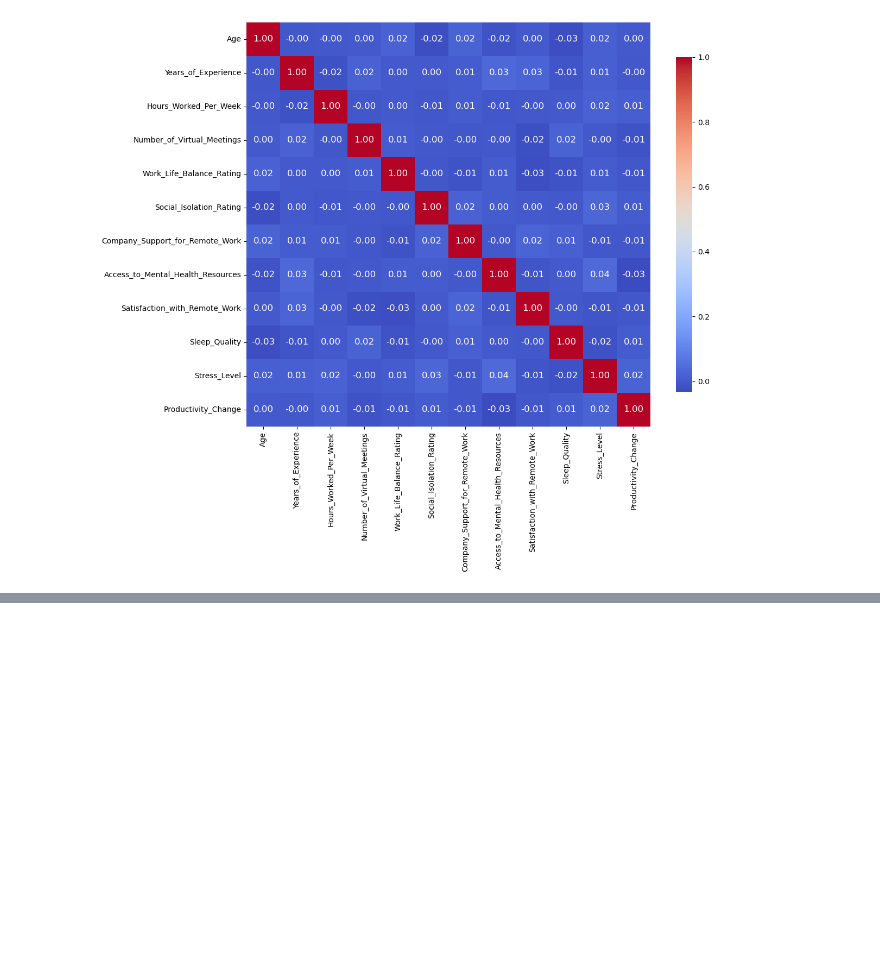
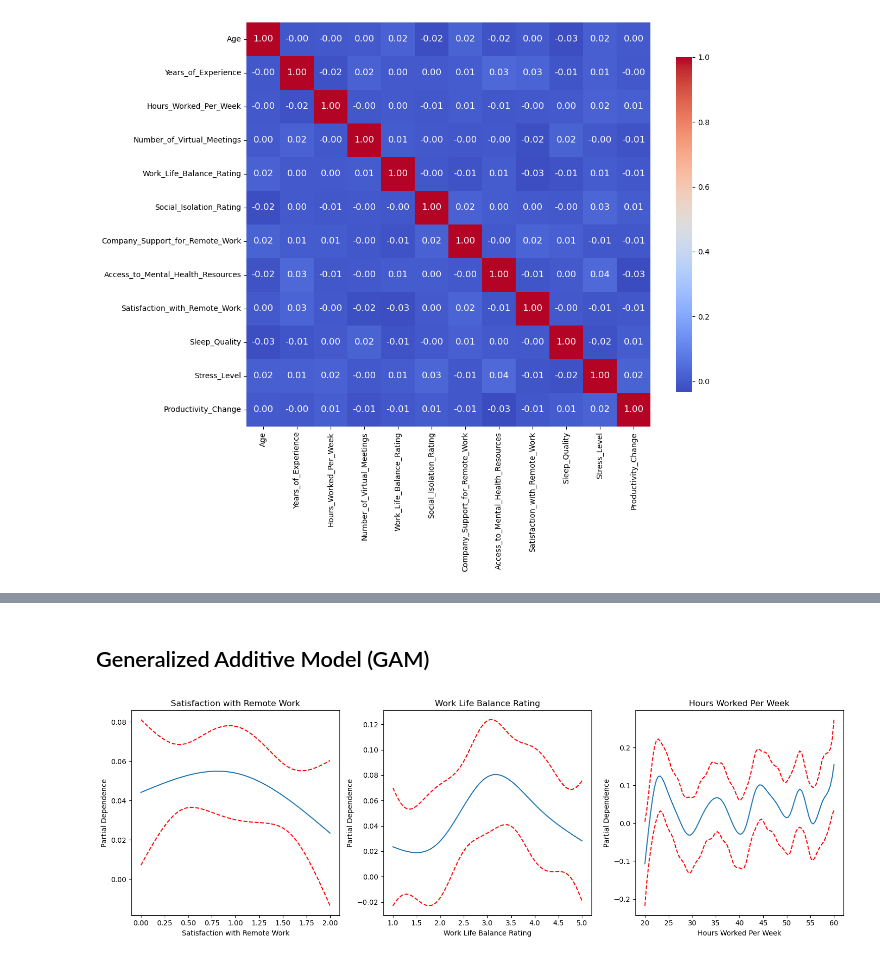
Before and after one commit to VivianZhao12/CAPSTONE-Causal-Inference-between-Remote-Work-and-Mental-Health, a Jupyter notebook: EDA.ipynb, the cells around one changed output, grey strips where cells are left out. Drawn from its saved outputs; the diff is of its cells as text; code cells hidden in the pictures; blank space fills up the shorter version.

```diff
--- a/EDA.ipynb
+++ b/EDA.ipynb
@@ -126,0 +294,28 @@ plt.show()
+# %% [markdown]
+## Generalized Additive Model (GAM)
+# %%
+from pygam import LinearGAM, s
+
+# Predict 'Stress_Level' based on 'Satisfaction_with_Remote_Work' and other relevant predictors
+X = converted_df[['Satisfaction_with_Remote_Work', 'Work_Life_Balance_Rating', 'Hours_Worked_Per_Week']].values
+y = converted_df['Stress_Level'].values
+
+gam = LinearGAM(s(0) + s(1) + s(2))  # Using smooth terms for each predictor
+gam.fit(X, y)
+
+# Plot the partial dependence for each predictor
+fig, axs = plt.subplots(1, 3, figsize=(15, 5))
+titles = ['Satisfaction with Remote Work', 'Work Life Balance Rating', 'Hours Worked Per Week']
+
+for i, ax in enumerate(axs):
+    XX = gam.generate_X_grid(term=i)
+    ax.plot(XX[:, i], gam.partial_dependence(term=i, X=XX))
+    ax.plot(XX[:, i], gam.partial_dependence(term=i, X=XX, width=.95)[1], color='r', ls='--')
+    ax.set_title(titles[i])
+    ax.set_xlabel(titles[i])
+    ax.set_ylabel('Partial Dependence')
+
+plt.tight_layout()
+plt.show()
+# %% [output]
+[figure, added]
```
Also changed, not shown: parts of 20 cells of this notebook.
